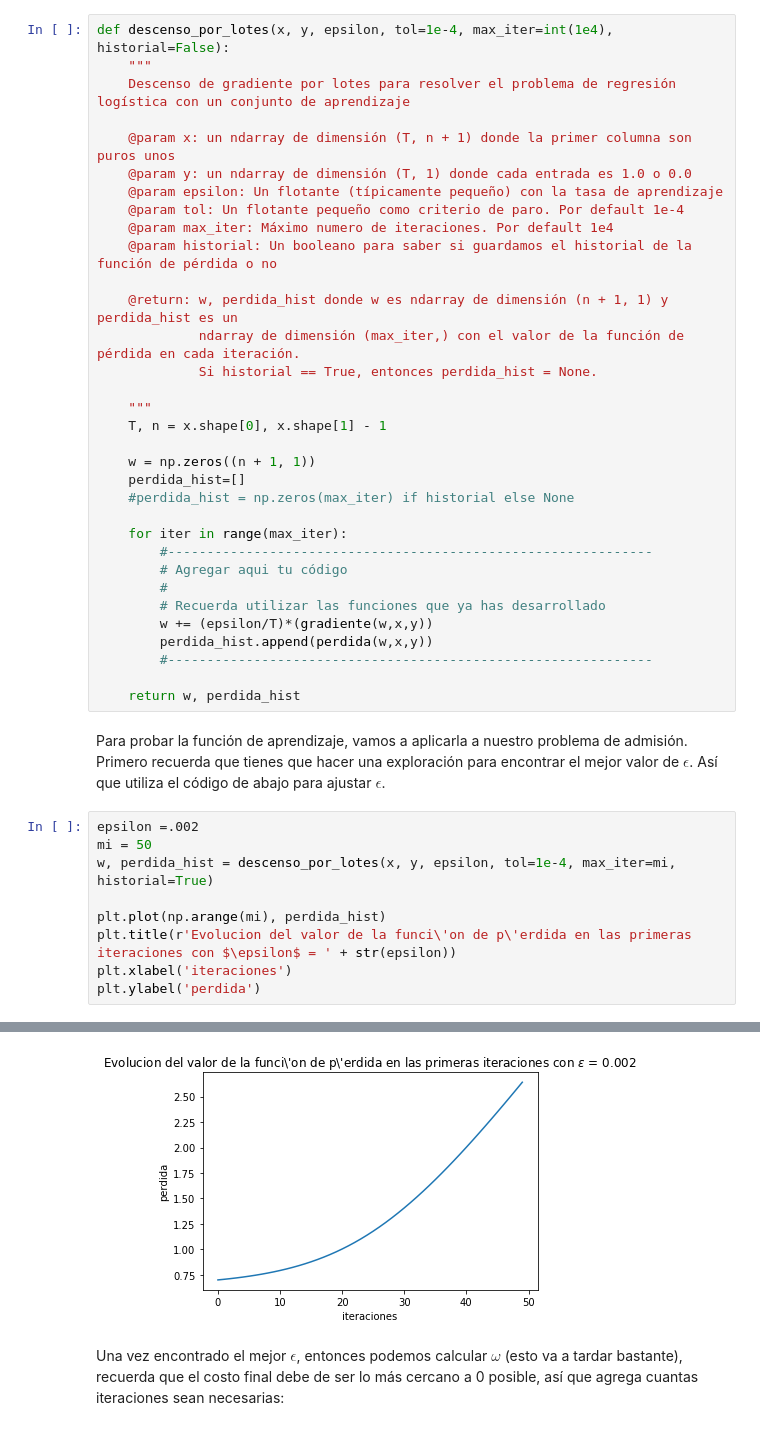
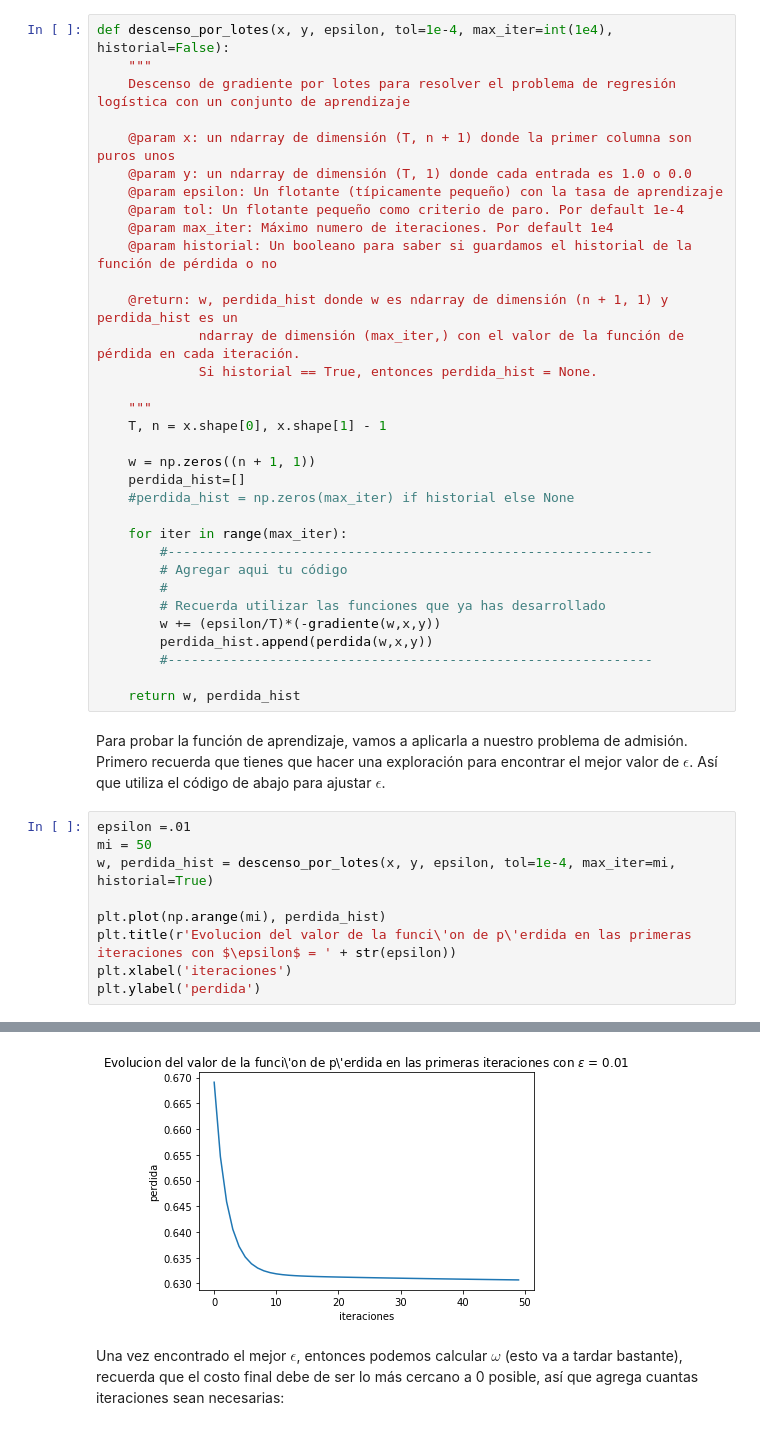
Before and after one commit to ErickLF/redes-neuronales, a Jupyter notebook: Tareas/neurona logistica.ipynb, the cells around one changed output, grey strips where cells are left out. Cells and saved outputs as stored; diff of their text form.

```diff
--- a/Tareas/neurona logistica.ipynb
+++ b/Tareas/neurona logistica.ipynb
@@ -223,7 +223,7 @@ def descenso_por_lotes(x, y, epsilon, tol=1e-4, max_iter=int(1e4), historial=Fal
         # Agregar aqui tu código
         #
         # Recuerda utilizar las funciones que ya has desarrollado
-        w += (epsilon/T)*(gradiente(w,x,y))
+        w += (epsilon/T)*(-gradiente(w,x,y))
         perdida_hist.append(perdida(w,x,y))
         #--------------------------------------------------------------
 
@@ -231,17 +231,17 @@ def descenso_por_lotes(x, y, epsilon, tol=1e-4, max_iter=int(1e4), historial=Fal
 # %% [markdown]
 Para probar la función de aprendizaje, vamos a aplicarla a nuestro problema de admisión. Primero recuerda que tienes que hacer una exploración para encontrar el mejor valor de $\epsilon$. Así que utiliza el código de abajo para ajustar $\epsilon$.
 # %%
-epsilon =.002
+epsilon =.01
 mi = 50
 w, perdida_hist = descenso_por_lotes(x, y, epsilon, tol=1e-4, max_iter=mi, historial=True)
 
 plt.plot(np.arange(mi), perdida_hist)
 plt.title(r'Evolucion del valor de la funci\'on de p\'erdida en las primeras iteraciones con $\epsilon$ = ' + str(epsilon))
 plt.xlabel('iteraciones')
 plt.ylabel('perdida')
 # %% [output]
 <matplotlib.text.Text at 0x...>
-[figure, old version]
+[figure, new version]
 # %% [markdown]
 Una vez encontrado el mejor $\epsilon$, entonces podemos calcular $\omega$ (esto va a tardar bastante), recuerda que el costo final debe de ser lo más cercano a 0 posible, así que agrega cuantas iteraciones sean necesarias:
 # %%
```
Also changed, not shown: parts of 1 cell of this notebook, 1 other file.
